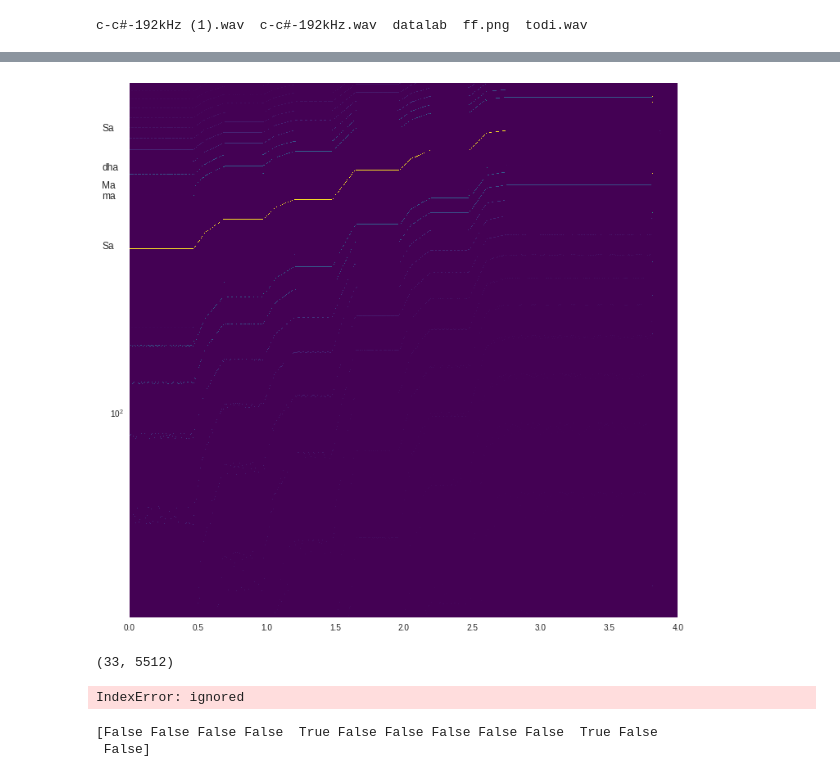
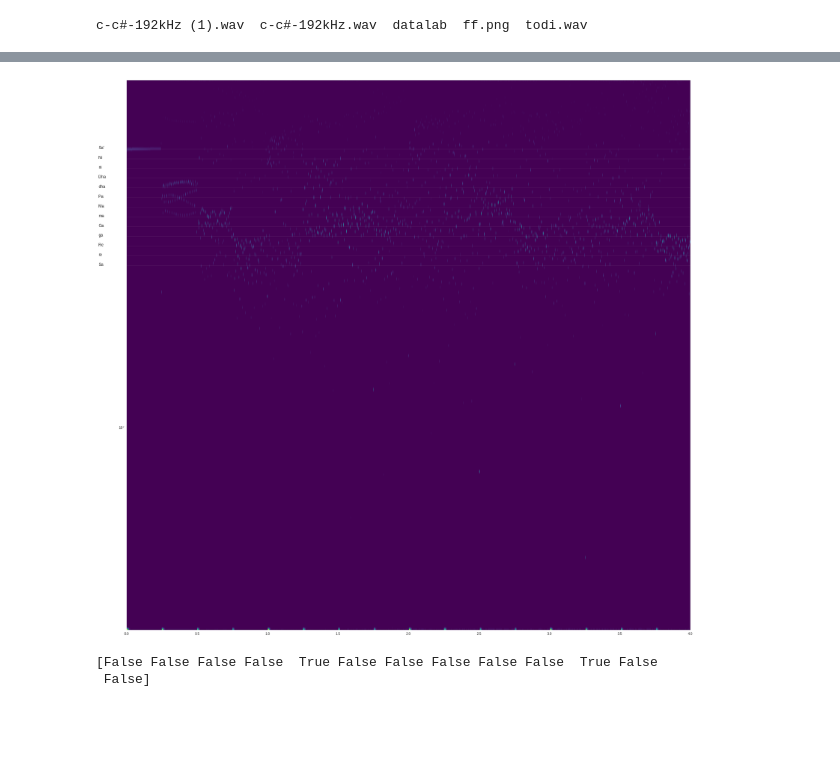
Before and after one commit to tandav/spectrogram, a Jupyter notebook: custom_fft_low_freqs.ipynb, the cells around one changed output, grey strips where cells are left out. Drawn from its saved outputs; the diff is of its cells as text; code cells hidden in the pictures; blank space fills up the shorter version.

```diff
--- a/custom_fft_low_freqs.ipynb
+++ b/custom_fft_low_freqs.ipynb
@@ -26,7 +26,7 @@ User uploaded file "malkauns.wav" with length 352844 bytes
 c-c#-192kHz (1).wav  c-c#-192kHz.wav  datalab  ff.png  todi.wav
 # %%
 from scipy.io import wavfile
-rate, x = wavfile.read('malkauns.wav')
+rate, x = wavfile.read('c-c#-192kHz.wav')
 signal = x
 # signal = x[:20000]
 # left_channel  = x[:, 0]
@@ -43,6 +43,6 @@ plt.plot(t, signal, 'k-', linewidth=0.1)
 # %%
-nperseg  = 11025//8
-noverlap = nperseg // 100 * 92
+nperseg  = 11025//7
+noverlap = nperseg // 100 * 66
 
 # nperseg  = 11025//2
 # noverlap = nperseg // 100 * 92
@@ -55,6 +55,10 @@ f       = np.geomspace(30, nperseg//2, f_N) # second arg: nperseg//2 (Nyquist li
 
 T_chunk, F_chunk = np.meshgrid(t_chunk, f)
 E = np.exp(-2j * np.pi * F_chunk * T_chunk)
+
+lines_for_plot_windows = []
+# blur_kernel = gaussian(50, std=3)
+blur_kernel = gaussian(50, std=3)
 
 j = 0
 for i in range(0, N, step):
@@ -74,6 +78,10 @@ for i in range(0, N, step):
 
         magnitude = np.abs(corr)
 
+        lines_for_plot_windows.append(t[i])
+        lines_for_plot_windows.append(t[i + nperseg])
+
+
 
 #         magnitude[magnitude < magnitude.max()/4] = 0
 
@@ -85,12 +93,12 @@ for i in range(0, N, step):
         sharp_peaks[maximas_mask] = magnitude[maximas_mask]
 
 #         threshold = np.max(sharp_peaks) / 10
-#         threshold = np.sort(magnitude[maximas_mask])[-5] # take only 10 peaks
+#         threshold = np.sort(magnitude[maximas_mask])[-2] # take only n peaks
 #         sharp_peaks[sharp_peaks < threshold] = 0 # filter out small maximas
 #         sharp_peaks[maximas_mask] = 1
 
-
+        spectrogram[j] = np.correlate(sharp_peaks, blur_kernel, mode='same')
 #         spectrogram[j] = magnitude
-        spectrogram[j] = sharp_peaks
+#         spectrogram[j] = sharp_peaks
         j += 1
 # %% [output]
@@ -108,35 +119,41 @@ for i in range(0, N, step):
 # %%
 t_for_spectrogram = np.linspace(0, N/rate, j)
 T, F = np.meshgrid(t_for_spectrogram, f)
 
-# spec_filtered = np.copy(spectrogram.T)
-spec_filtered = np.clip(spectrogram.T, 0, 40000)
+spec_filtered = np.copy(spectrogram.T)
+# spec_filtered = np.clip(spectrogram.T, 0, 10000)
 # spec_filtered = 20 * np.log10(spec_filtered)
 # print(T.shape, F.shape, spec_filtered.shape)
 # spec_filtered[spec_filtered < 2000000] = 0
 
 plt.pcolormesh(T, F, spec_filtered, cmap='viridis')
 
-freqlines = np.array([261, 350, 372, 415, 522])
+sa = 261.63 # C4 Hz
+semitones_range = np.arange(13)
+freqlines = sa * 2**(semitones_range/12)
+notes = ['Sa', 're', 'Re', 'ga', 'Ga', 'ma', 'Ma', 'Pa', 'dha', 'Dha', 'ni', 'Ni', 'Sa\'']
+
+for freq, note in zip(freqlines, notes):
+  plt.text(-0.2, freq, note, fontsize=12)
+
+# freqlines = np.array([261, 350, 372, 415, 522])
 plt.semilogy()
-# plt.hlines(freqlines, xmin=0, xmax=N/rate, linewidth=0.1, color='w', label='Sa')
+plt.hlines(freqlines, xmin=0, xmax=N/rate, linewidth=0.1, color='w', label='Sa')
 
-plt.text(-0.2, 261, 'Sa', fontsize=12)
-plt.text(-0.2, 350, 'ma', fontsize=12)
-plt.text(-0.2, 372, 'Ma', fontsize=12)
-plt.text(-0.2, 415, 'dha', fontsize=12)
-plt.text(-0.2, 522, 'Sa', fontsize=12)
+# plt.vlines(lines_for_plot_windows, ymin=f[0], ymax=f[-1], linewidth=0.1, color='w')
+
+# plt.text(-0.2, 261, 'Sa', fontsize=12)
+# plt.text(-0.2, 350, 'ma', fontsize=12)
+# plt.text(-0.2, 372, 'Ma', fontsize=12)
+# plt.text(-0.2, 415, 'dha', fontsize=12)
+# plt.text(-0.2, 522, 'Sa', fontsize=12)
 
 # plt.hlines(f, xmin=0, xmax=400, linewidth=1, color='w')
 # plt.axhline(y=261, linewidth=1, color='w')
 plt.grid(False)
 plt.show()
 # %% [output]
-[figure, old version]
+[figure, new version]
-# %%
-spectrogram.shape
-# %% [output]
-(33, 5512)
 # %%
 a = spectrogram[123]
 
@@ -149,8 +166,6 @@ gg[z] = a[z]
 plt.plot(f, spectrogram[123])
 plt.plot(f, gg)
 plt.grid(False)
-# %% [output]
-IndexError: ignored
 # %%
 cc = np.array([0, 1, 2, 3, 4, 2, 1, 2, 4, 7 ,8, 7, 1])
 nn = len(cc)
```
Also changed, not shown: parts of 13 cells of this notebook.
